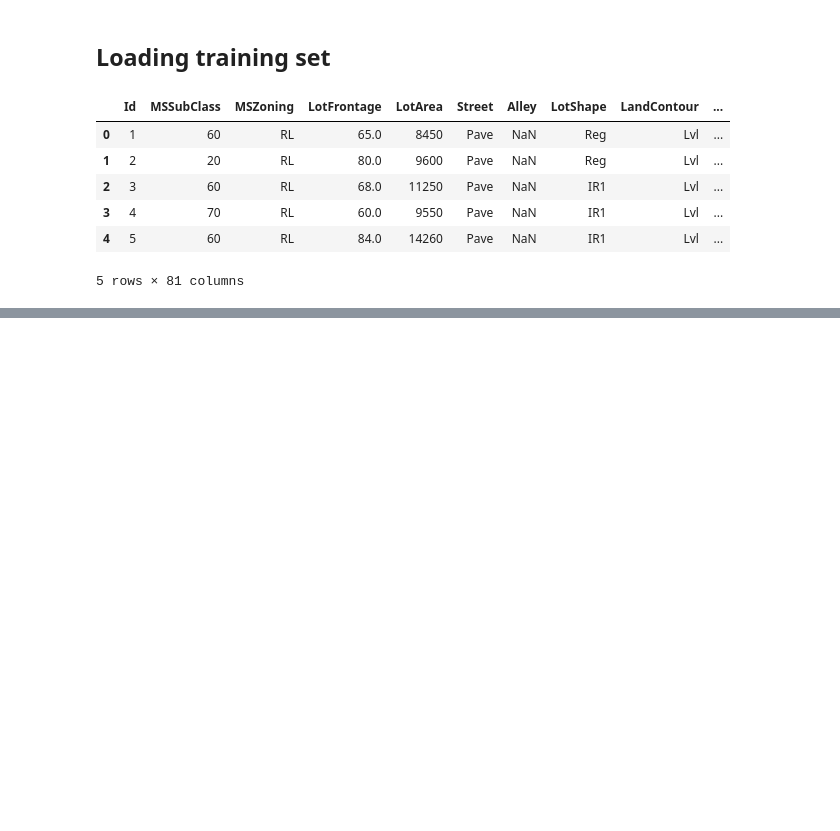
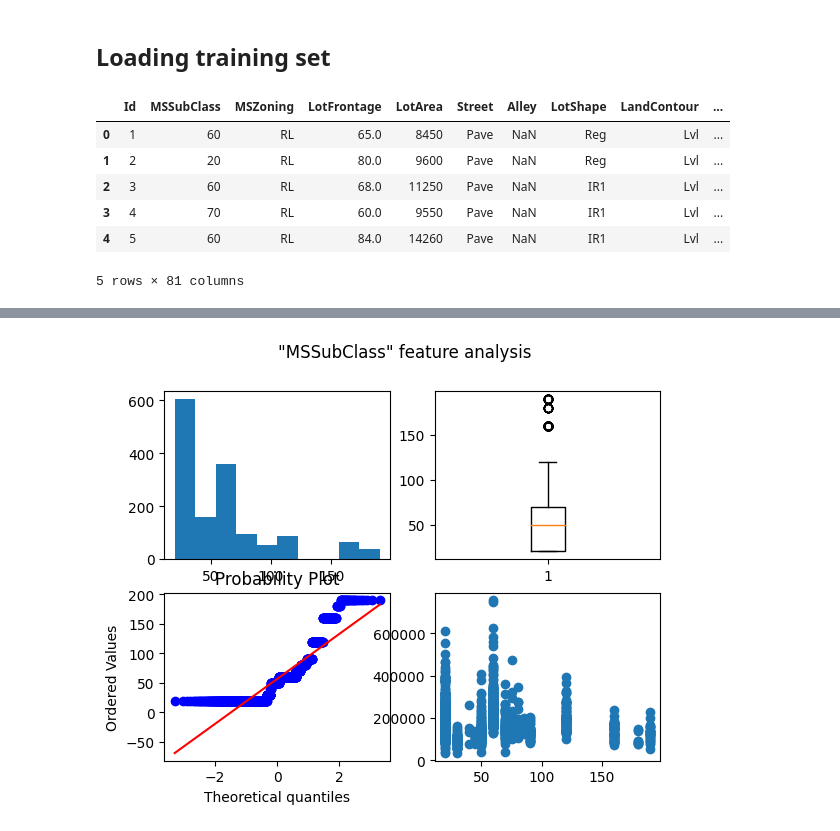
Before and after one commit to iliya1984/DevML, a Jupyter notebook: House Prices/house_prices_feature_analysis.ipynb, the cells around one changed output, grey strips where cells are left out. Drawn from its saved outputs; the diff is of its cells as text; code cells hidden in the pictures; blank space fills up the shorter version.

Commit message:
added MSSubClass charts

```diff
--- a/House Prices/house_prices_feature_analysis.ipynb
+++ b/House Prices/house_prices_feature_analysis.ipynb
@@ -16,6 +19,21 @@ class FeatureAnalysis:
         feature_values = df[feature_name].unique()
         feature_values.sort()
         return feature_values
+
+    def draw_feature_plots(self, df, feature_name, target_name, is_categorical):
+        feature = df[feature_name]
+        fig, axs = plt.subplots(2, 2)
+        fig.suptitle(f'"{feature_name}" feature analysis')
+
+        axs[0, 0].hist(feature)
+
+        if (is_categorical == False):
+            axs[0, 1].boxplot(feature)
+
+        stats.probplot(df[feature_name], dist='norm', plot=axs[1, 0])
+        axs[1, 1].scatter(feature, df[target_name])
+
+        plt.show()
 # %% [markdown]
 ## Loading training set
 # %%
@@ -38,17 +75,11 @@ Number of ROWS = 1460
 # %%
 fa = FeatureAnalysis()
 # %%
-feature_name = 'MSSubClass'
-feature = train_df[feature_name]
-fig, axs = plt.subplots(2, 2)
-fig.suptitle(f'"{feature_name}" feature analysis')
-
-axs[0, 0].hist(feature)
-axs[0, 1].boxplot(feature)
-sm.qqplot(feature, line='45', ax=axs[1, 0])
-axs[1, 1].scatter(feature, train_df['SalePrice'])
-
-plt.show()
+fa.draw_feature_plots(train_df, 'MSSubClass', 'SalePrice', False)
+#stats.probplot(train_df['MSSubClass'], dist='norm', plot=plt)
+#plt.show()
+# %% [output]
+[figure, added]
 # %%
 ##values = fa.unique_values(train_df, 'MSSubClass')
 ##missing = train_df.isnull().mean().loc[lambda x : x > 0].sort_values(ascending=False)
```
Also changed, not shown: parts of 2 cells of this notebook.
